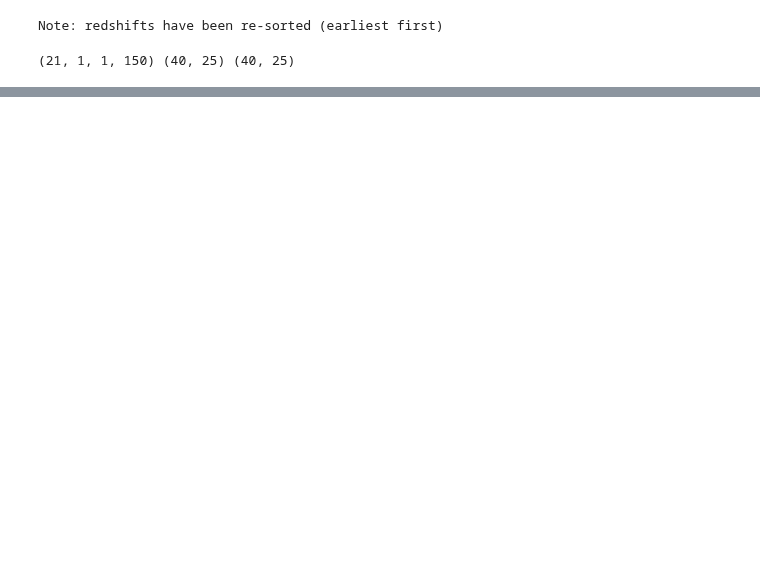
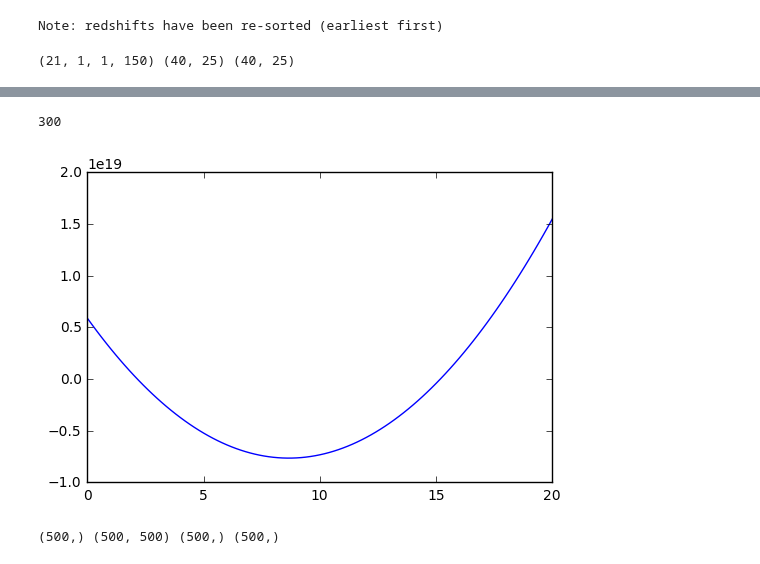
Before and after one commit to liuxx479/gplus, a Jupyter notebook: test_2d_fits.ipynb, the cells around one changed output, grey strips where cells are left out. Saved outputs shown, nothing was run; the diff lists cells and outputs as text; code cells hidden in the pictures; blank space fills up the shorter version.

```diff
--- a/test_2d_fits.ipynb
+++ b/test_2d_fits.ipynb
@@ -156,0 +179,22 @@ show()
+# %%
+idx = where(rp_raw<9.0)# (data_raw>0.001) &(data_raw<0.016)) # &
+print len(idx[0])
+covjk = 99.0*mat(cov(data_jk[:,idx[0]],rowvar=0))
+covIjk = covjk.I
+
+def chisq2d (Ai):
+    dN = mat(Ai*xi_lowzbin[idx]-data_raw[idx])
+    return float(dN*covIjk*dN.T)
+
+Ai_arr = linspace(0, 20, 101)
+chi_arr = map(chisq2d, Ai_arr)
+
+plot(Ai_arr, chi_arr)
+show()
+# %% [output]
+300
+[figure, added]
+# %%
+print data_raw.shape, covjk.shape, data_flat.shape, rp_raw.shape
+# %% [output]
+(500,) (500, 500) (500,) (500,)
```
Also changed, not shown: parts of 12 cells of this notebook.
